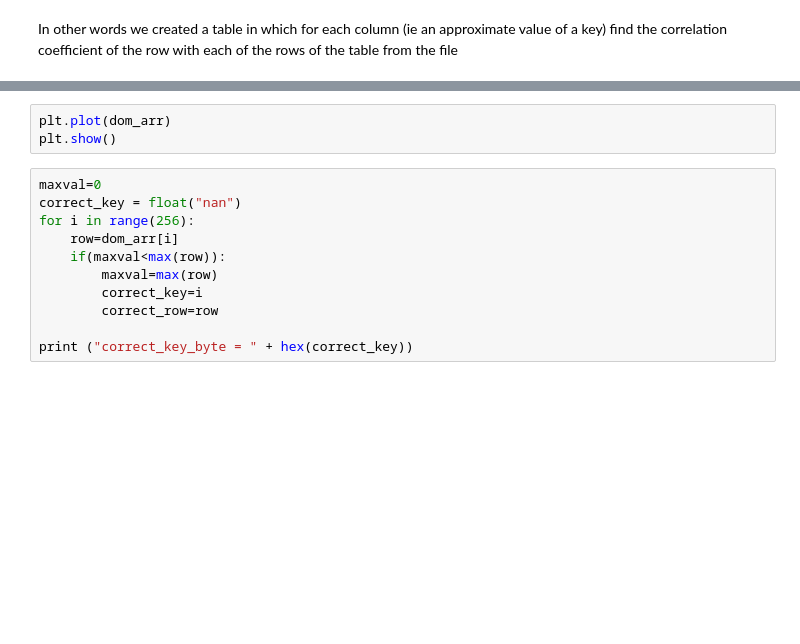
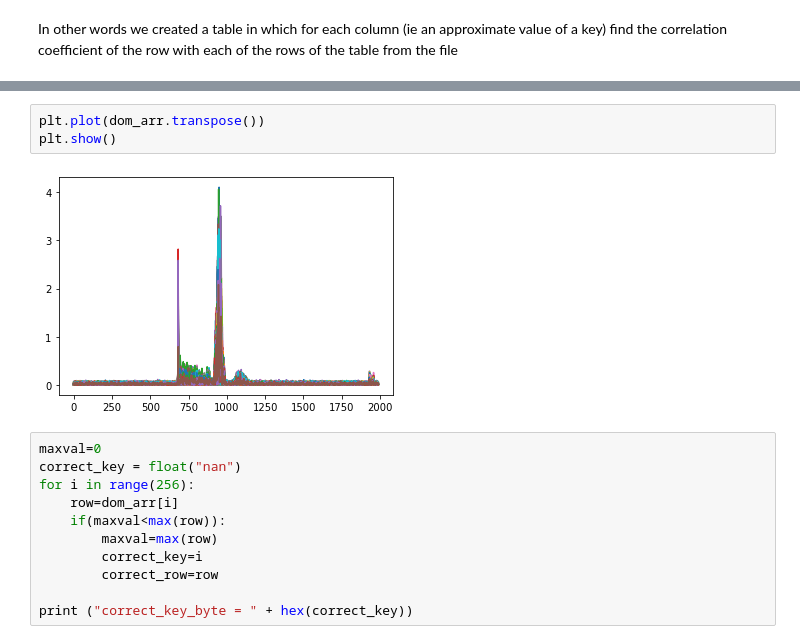
Before and after one commit to kfirgirstein/Hardware_Security_HW_049017, a Jupyter notebook: HW/HW2/part2_1.ipynb, the cells around one changed output, grey strips where cells are left out. Drawn from its saved outputs; the diff is of its cells as text; blank space fills up the shorter version.

```diff
--- a/HW/HW2/part2_1.ipynb
+++ b/HW/HW2/part2_1.ipynb
@@ -154,6 +150,8 @@ display(pd.DataFrame(dom_arr, columns=[f"T{i}" for i in range(1,wlen+1)]).transp
 # %%
-plt.plot(dom_arr)
+plt.plot(dom_arr.transpose())
 plt.show()
+# %% [output]
+[figure, added]
 # %%
 maxval=0
 correct_key = float("nan")
```
Also changed, not shown: parts of 6 cells of this notebook, 26 other files.
